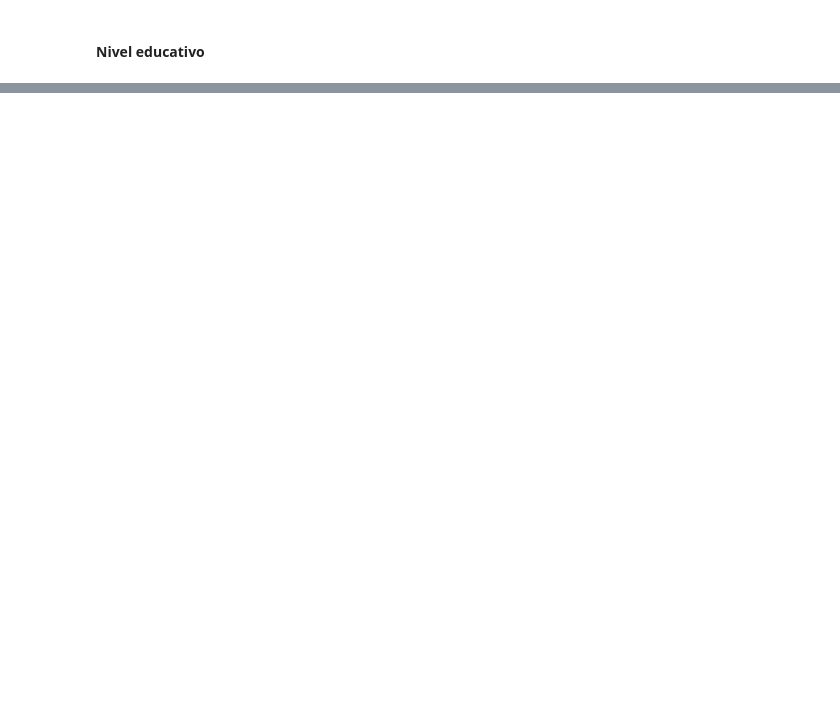
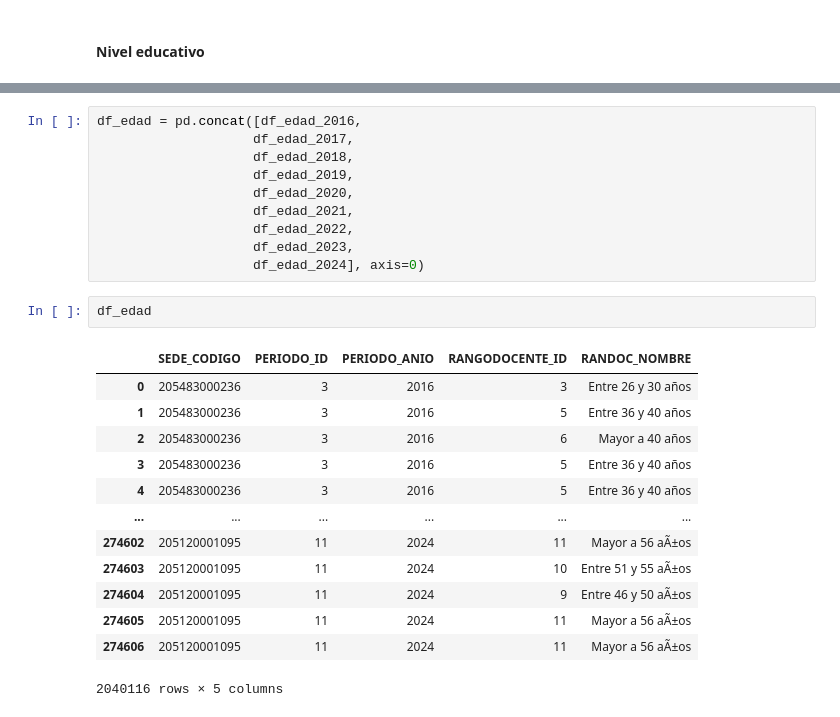
Before and after one commit to TiagoMimi/saber11_teacherinfo_db, a Jupyter notebook: joined/joined_teacher.ipynb, the cells around one changed output, grey strips where cells are left out. Saved outputs shown, nothing was run; the diff lists cells and outputs as text; blank space fills up the shorter version.

```diff
--- a/joined/joined_teacher.ipynb
+++ b/joined/joined_teacher.ipynb
@@ -662,0 +656,26 @@ df_nivel_educativo_2016
+# %%
+df_edad = pd.concat([df_edad_2016,
+                    df_edad_2017,
+                    df_edad_2018,
+                    df_edad_2019,
+                    df_edad_2020,
+                    df_edad_2021,
+                    df_edad_2022,
+                    df_edad_2023,
+                    df_edad_2024], axis=0)
+# %%
+df_edad
+# %% [output]
+|  | SEDE_CODIGO | PERIODO_ID | PERIODO_ANIO | RANGODOCENTE_ID | RANDOC_NOMBRE |
+| 0 | 205483000236 | 3 | 2016 | 3 | Entre 26 y 30 años |
+| 1 | 205483000236 | 3 | 2016 | 5 | Entre 36 y 40 años |
+| 2 | 205483000236 | 3 | 2016 | 6 | Mayor a 40 años |
+| 3 | 205483000236 | 3 | 2016 | 5 | Entre 36 y 40 años |
+| 4 | 205483000236 | 3 | 2016 | 5 | Entre 36 y 40 años |
+| ... | ... | ... | ... | ... | ... |
+| 274602 | 205120001095 | 11 | 2024 | 11 | Mayor a 56 aÃ±os |
+| 274603 | 205120001095 | 11 | 2024 | 10 | Entre 51 y 55 aÃ±os |
+| 274604 | 205120001095 | 11 | 2024 | 9 | Entre 46 y 50 aÃ±os |
+| 274605 | 205120001095 | 11 | 2024 | 11 | Mayor a 56 aÃ±os |
+| 274606 | 205120001095 | 11 | 2024 | 11 | Mayor a 56 aÃ±os |
+2040116 rows × 5 columns
```
Also changed, not shown: parts of 25 cells of this notebook.
